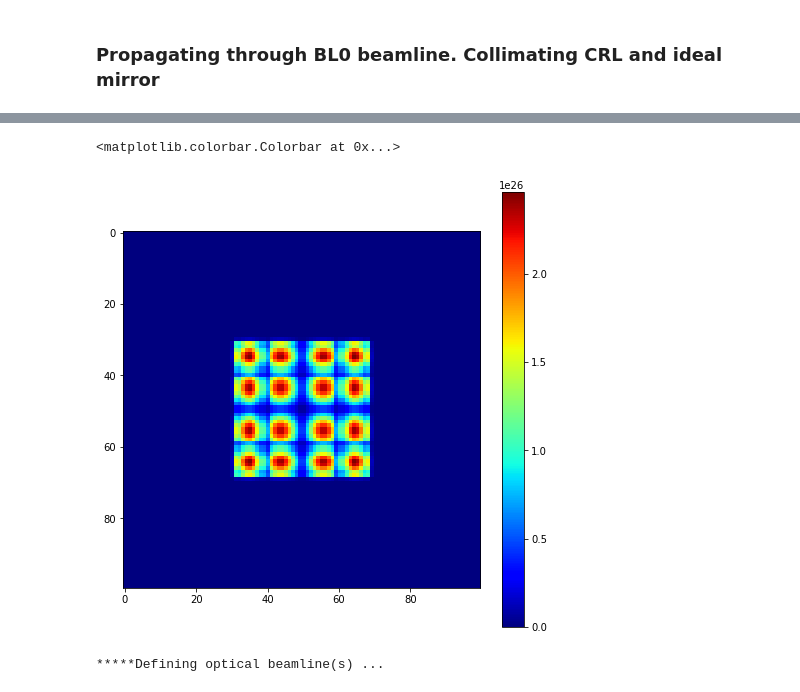
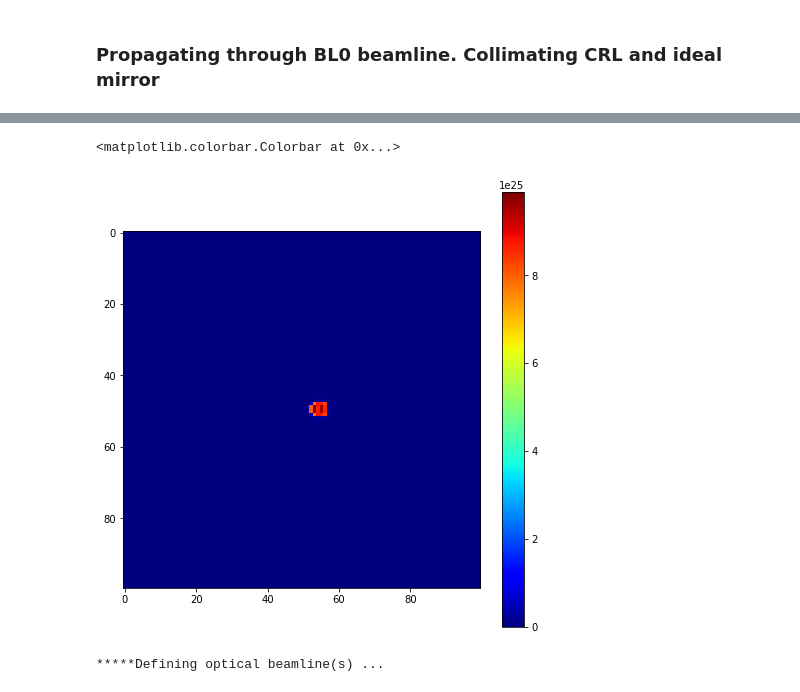
Before and after one commit to nanw0321/SRW_Mono, a Jupyter notebook: WPG_Customize_OE.ipynb, the cells around one changed output, grey strips where cells are left out. Drawn from its saved outputs; the diff is of its cells as text; code cells hidden in the pictures.

```diff
--- a/WPG_Customize_OE.ipynb
+++ b/WPG_Customize_OE.ipynb
@@ -246,7 +143,9 @@ print('sigX, waist_fwhm [um], far field theta_fwhms [urad]: {}, {},{}'.format(
       )
 #define limits
 range_xy = theta_fwhm/k*z1*7. # sigma*7 beam size
-npoints=400
+
+''' input dimensions '''
+npoints=500
 
 wfr0 = build_gauss_wavefront_xy(npoints, npoints, ekev, -range_xy/2, range_xy/2,
                                 -range_xy/2, range_xy/2 ,sigX, sigX, z1,
@@ -393,12 +258,13 @@ Text(0.5, 1.0, 'Amplitude Transmission')
 ''' WPG '''
 print('*****Defining optical beamline(s) ...')
 
-z2 = 0.2
+''' Propagation distance '''
+z2 = 0.1
 
 optBL0 = Beamline()
 #optBL0.append(Aperture(shape='c',ap_or_ob='a',Dx=range_xy), Use_PP())# circular CRL aperture
 optBL0.append(OE_Apt,    Use_PP())
-optBL0.append(opTr,     Use_PP())
+optBL0.append(OE_Tr,     Use_PP())
 optBL0.append(Drift(z2), Use_PP(semi_analytical_treatment=1))
 # %% [output]
 *****Defining optical beamline(s) ...
@@ -457,10 +323,10 @@ FWHMy [mm], theta_fwhm [urad]: 0.1169831313191568, 0.4973772590100205
 # %%
 plt.figure(figsize=(8,8))
-plt.imshow(mwf.get_intensity(slice_number=0)[150:250,150:250],cmap='jet')
+plt.imshow(mwf.get_intensity(slice_number=0)[int(npoints*0.4):int(npoints*0.6),int(npoints*0.4):int(npoints*0.6)],cmap='jet')
 plt.colorbar()
 # %% [output]
 <matplotlib.colorbar.Colorbar at 0x...>
-[figure, old version]
+[figure, new version]
 # %%
 ''' SRW '''
 print('*****Defining optical beamline(s) ...')
```
Also changed, not shown: parts of 17 cells of this notebook, 18 other files.
